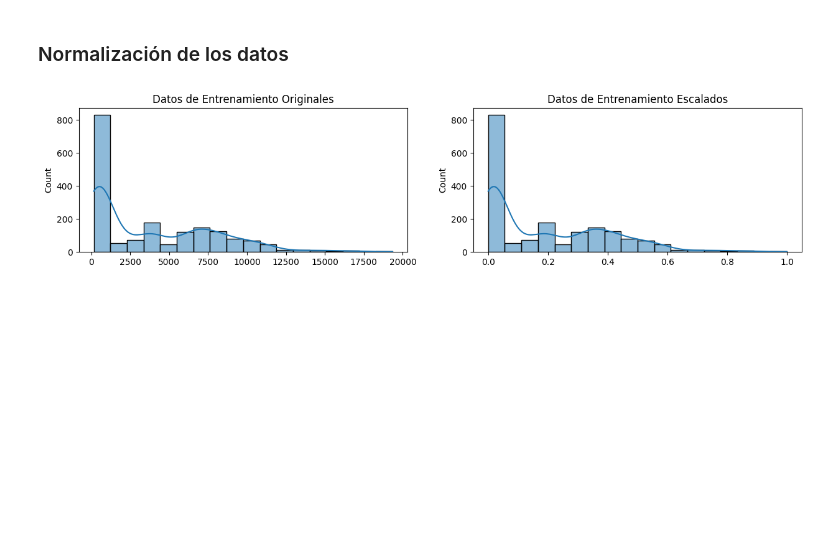
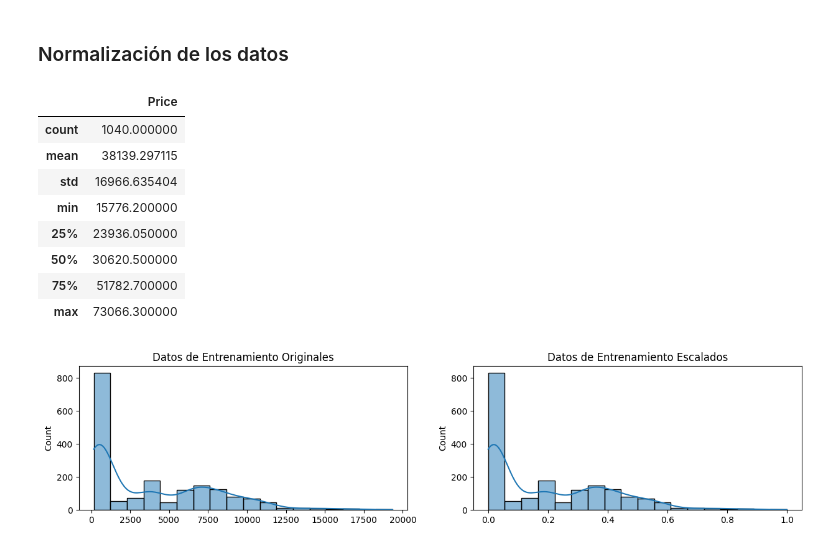
Before and after one commit to 3lC0ri4E/TrabajoTerminalB128, a Jupyter notebook: CryptoPredictModel/TechnicalAnalysisRNN.ipynb, the cells around one changed output. Drawn from its saved outputs; the diff is of its cells as text; code cells hidden in the pictures; blank space fills up the shorter version.

```diff
--- a/CryptoPredictModel/TechnicalAnalysisRNN.ipynb
+++ b/CryptoPredictModel/TechnicalAnalysisRNN.ipynb
@@ -114,6 +114,17 @@ Text(0, 0.5, 'Precio')
 # %%
 sc = MinMaxScaler(feature_range=(0,1))
 train_set_scaled = sc.fit_transform(train_set)
+test_set.describe()
+# %% [output]
+|  | Price |
+| count | 1040.000000 |
+| mean | 38139.297115 |
+| std | 16966.635404 |
+| min | 15776.200000 |
+| 25% | 23936.050000 |
+| 50% | 30620.500000 |
+| 75% | 51782.700000 |
+| max | 73066.300000 |
 # %%
 fig, ax = plt.subplots(1, 2, figsize=(15, 3))
 sns.histplot(train_set, ax=ax[0], kde=True, legend=False)
```
Also changed, not shown: parts of 10 cells of this notebook, 5 other files.
